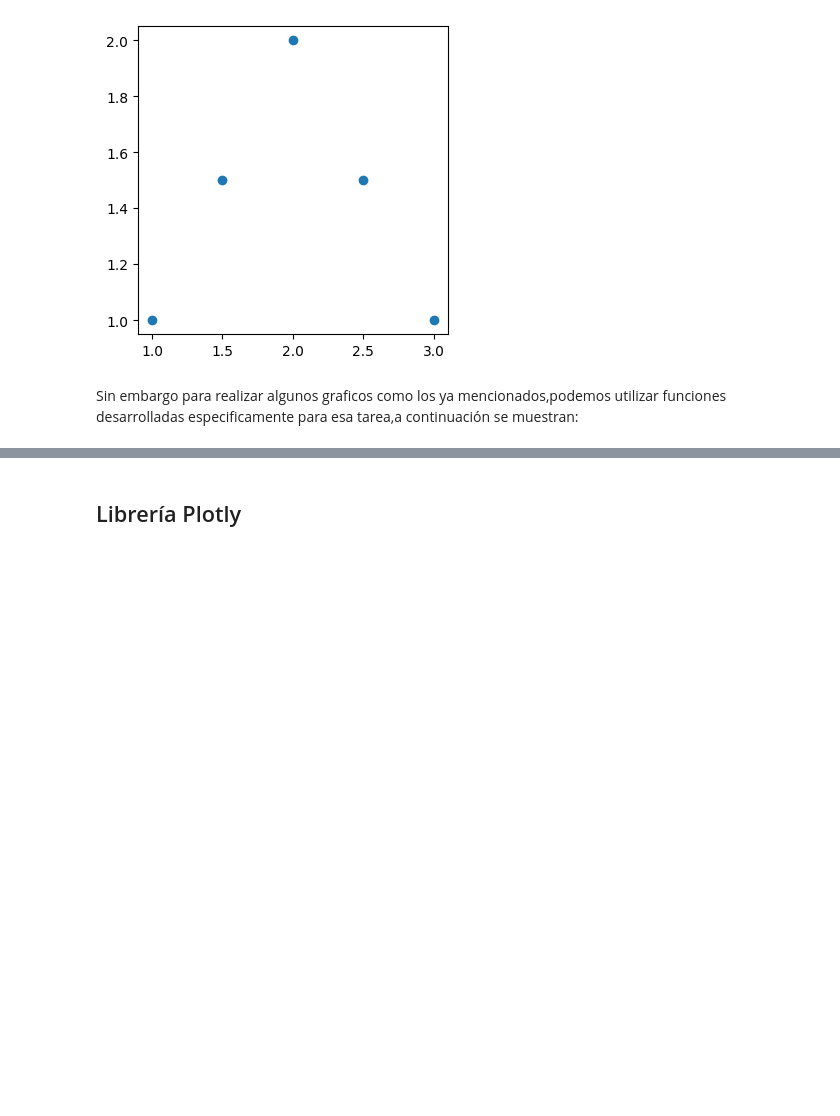
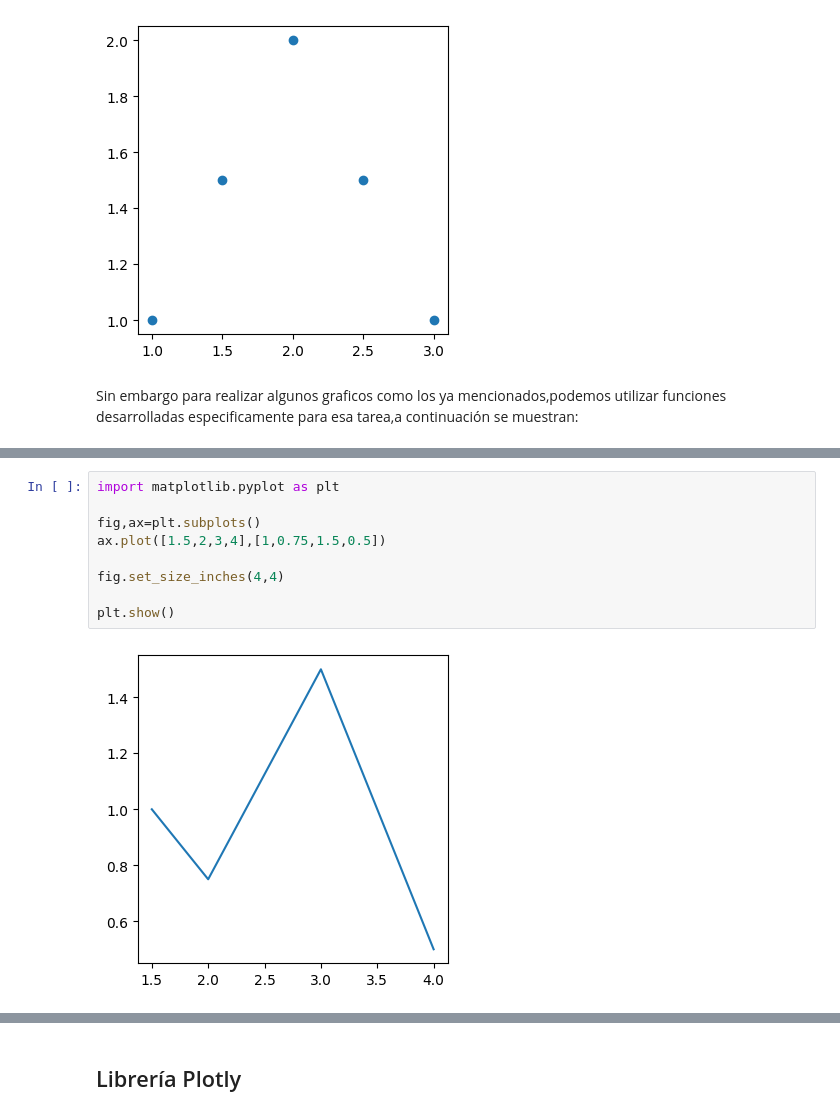
Before and after one commit to jfvenegasg/course_python, a Jupyter notebook: Curso Introducción con Python a Data Science .ipynb, the cells around one changed output, grey strips where cells are left out. Saved outputs shown, nothing was run; the diff lists cells and outputs as text; blank space fills up the shorter version.

```diff
--- a/Curso Introducción con Python a Data Science .ipynb
+++ b/Curso Introducción con Python a Data Science .ipynb
@@ -933,0 +944,11 @@ Sin embargo para realizar algunos graficos como los ya mencionados,podemos utili
+# %%
+import matplotlib.pyplot as plt
+
+fig,ax=plt.subplots()
+ax.plot([1.5,2,3,4],[1,0.75,1.5,0.5])
+
+fig.set_size_inches(4,4)
+
+plt.show()
+# %% [output]
+[figure, added]
```
Also changed, not shown: parts of 14 cells of this notebook, 1 other file.
